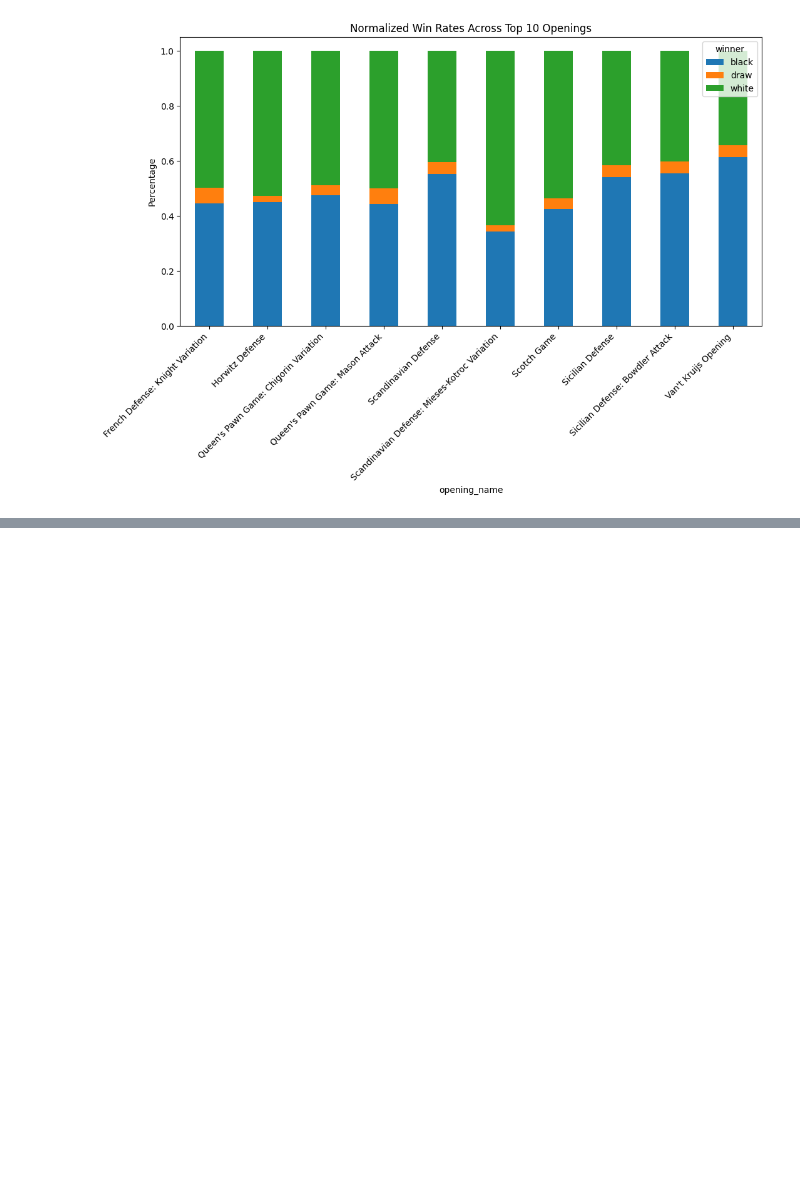
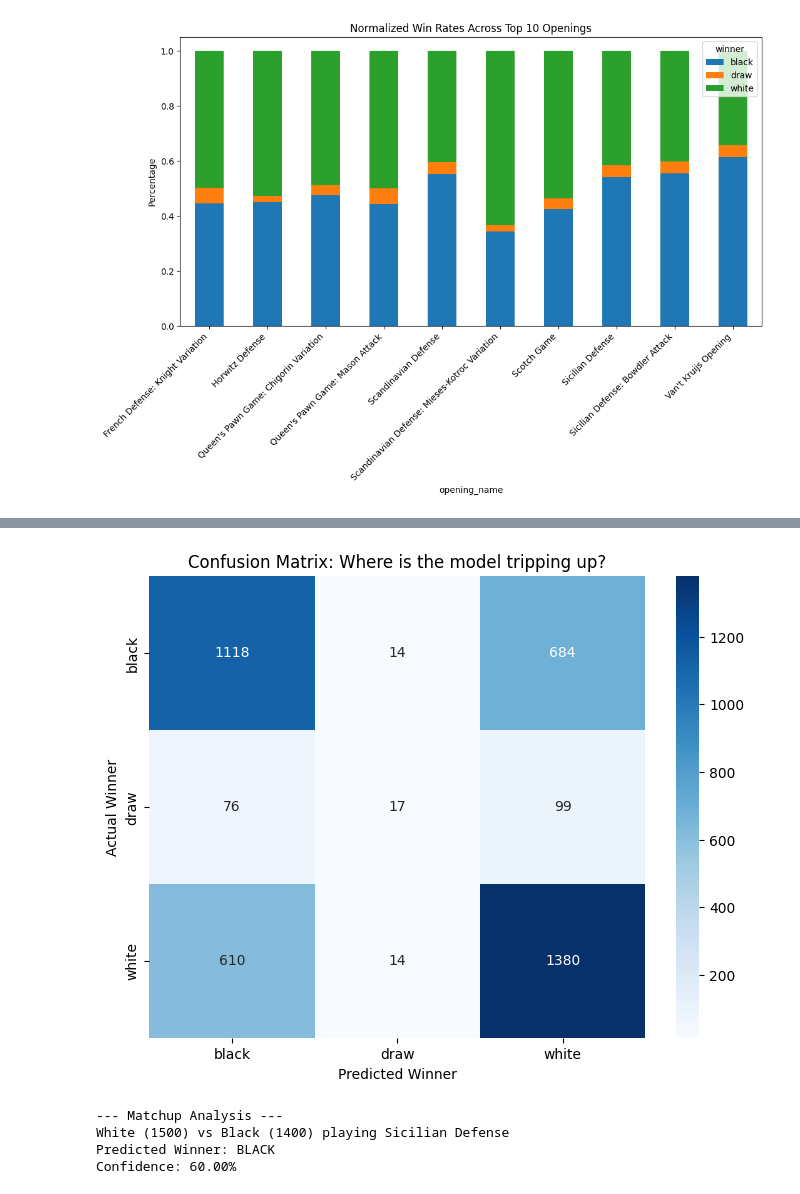
Before and after one commit to turanaskerli/dsa210-project, a Jupyter notebook: analysis.ipynb, the cells around one changed output, grey strips where cells are left out. Cells and saved outputs as stored; diff of their text form; code cells hidden in the pictures; blank space fills up the shorter version.

```diff
--- a/analysis.ipynb
+++ b/analysis.ipynb
@@ -83,0 +148,44 @@ plt.show()
+# %%
+# Create a Confusion Matrix Heatmap
+cm = confusion_matrix(y_test, y_pred)
+plt.figure(figsize=(8, 6))
+sns.heatmap(cm, annot=True, fmt='d', cmap='Blues',
+            xticklabels=le_winner.classes_,
+            yticklabels=le_winner.classes_)
+plt.xlabel('Predicted Winner')
+plt.ylabel('Actual Winner')
+plt.title('Confusion Matrix: Where is the model tripping up?')
+plt.show()
+# %% [output]
+[figure, added]
+# %%
+def predict_matchup(white_rating, black_rating, opening_name):
+    # 1. Prepare input with the exact column names used during training
+    opening_encoded = le_opening.transform([opening_name])[0]
+
+    if white_rating <= 1200: bracket = 'Beginner'
+    elif white_rating <= 1800: bracket = 'Intermediate'
+    else: bracket = 'Advanced'
+    bracket_encoded = le_bracket.transform([bracket])[0]
+
+    # Create a DataFrame so sklearn is happy
+    input_df = pd.DataFrame([[white_rating, black_rating, opening_encoded, bracket_encoded]],
+                            columns=['white_rating', 'black_rating', 'opening_name', 'rating_bracket'])
+
+    # 2. Predict
+    prediction = rf_model.predict(input_df)
+    winner = le_winner.inverse_transform(prediction)[0]
+    probs = rf_model.predict_proba(input_df)[0]
+
+    print(f"--- Matchup Analysis ---")
+    print(f"White ({white_rating}) vs Black ({black_rating}) playing {opening_name}")
+    print(f"Predicted Winner: {winner.upper()}")
+    print(f"Confidence: {max(probs)*100:.2f}%")
+
+# Test again - the blue warnings should be gone!
+predict_matchup(white_rating=1500, black_rating=1400, opening_name='Sicilian Defense')
+# %% [output]
+--- Matchup Analysis ---
+White (1500) vs Black (1400) playing Sicilian Defense
+Predicted Winner: BLACK
+Confidence: 60.00%
```
Also changed, not shown: parts of 2 cells of this notebook.
